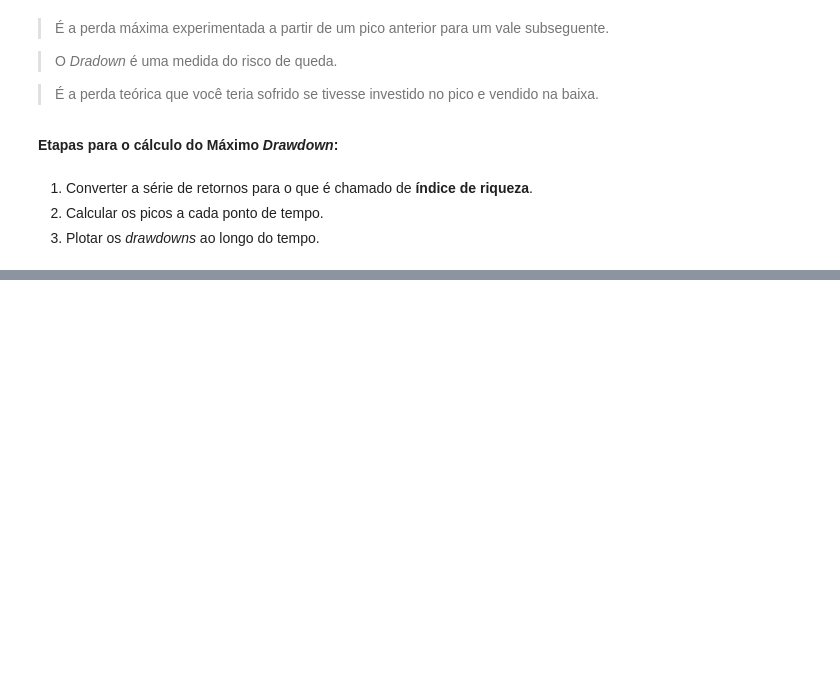
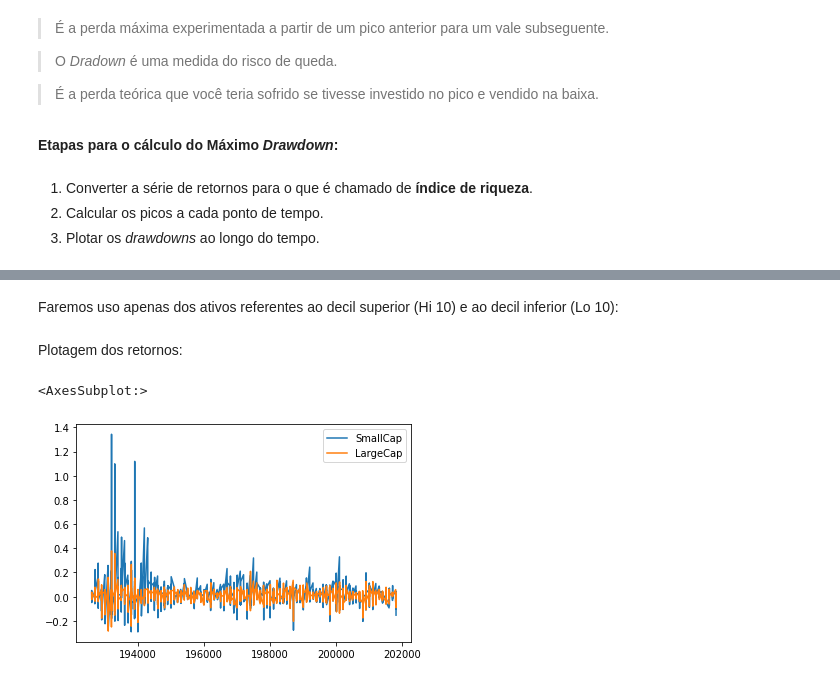
Before and after one commit to igoandrade/portfolio-construction-python, a Jupyter notebook: intro-course/week-1/intro-returns-and-risks.ipynb, the cells around one changed output, grey strips where cells are left out. Saved outputs shown, nothing was run; the diff lists cells and outputs as text; code cells hidden in the pictures; blank space fills up the shorter version.

```diff
--- a/intro-course/week-1/intro-returns-and-risks.ipynb
+++ b/intro-course/week-1/intro-returns-and-risks.ipynb
@@ -247,0 +255,11 @@ dtype: float64
+# %%
+# importação do dataset
+me_m = pd.read_csv(
+    "data/Portfolios_Formed_on_ME_monthly_EW.csv",
+    header=0,
+    index_col=0,
+    parse_dates=True,
+    na_values=-99.99
+)
+
+me_m.head()
@@ -247,0 +273,18 @@ dtype: float64
+# %% [markdown]
+Faremos uso apenas dos ativos referentes ao decil superior (Hi 10) e ao decil inferior (Lo 10):
+# %%
+# Seleção das colunas de interesse
+rets = me_m[['Lo 10', 'Hi 10']]
+
+# Renomear colunas
+rets.columns = ['SmallCap', 'LargeCap']
+
+# Converter os retornos
+rets = rets / 100
+# %% [markdown]
+Plotagem dos retornos:
+# %%
+rets.plot.line()
+# %% [output]
+<AxesSubplot:>
+[figure, added]
```
Also changed, not shown: parts of 15 cells of this notebook.
